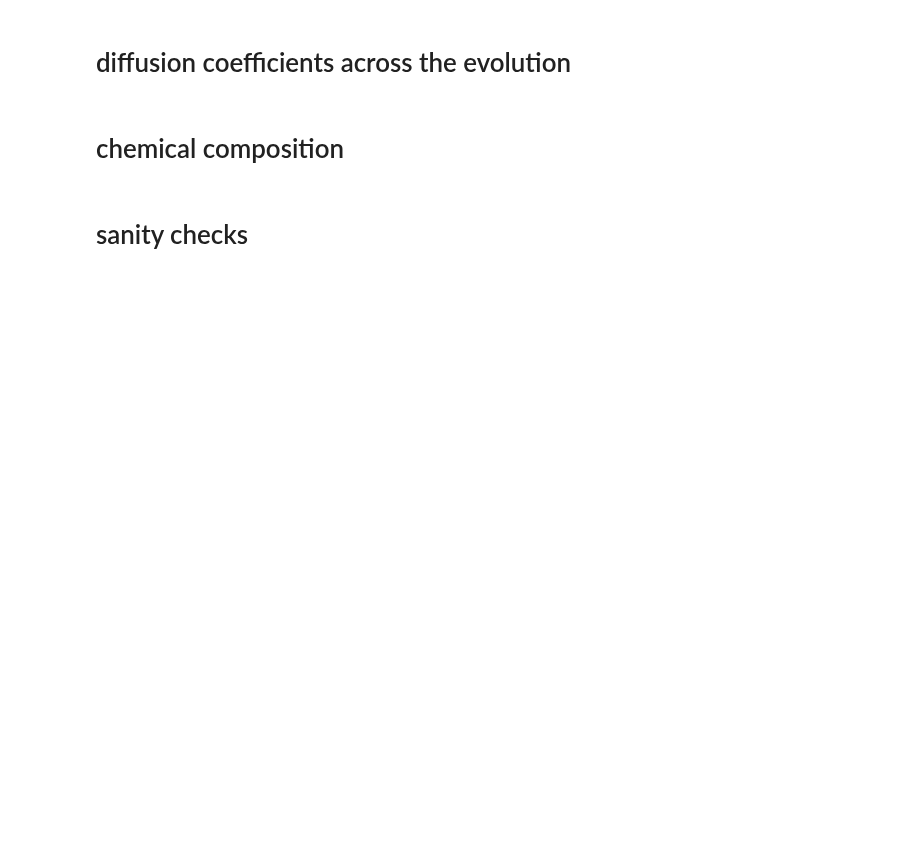
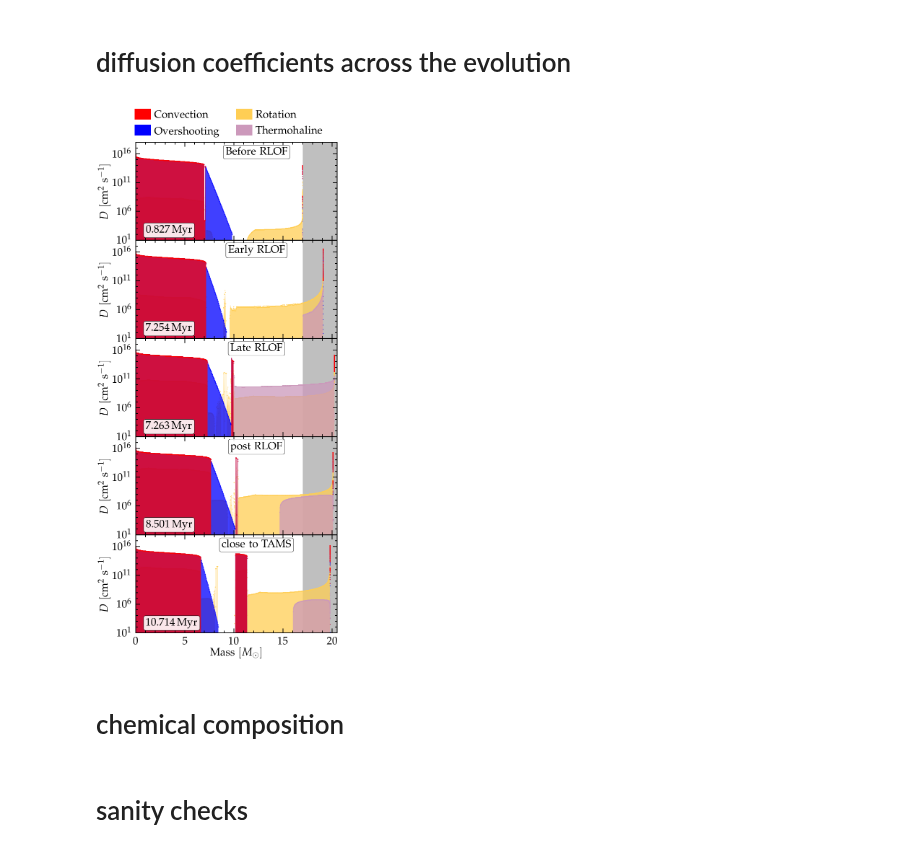
Before and after one commit to mathren/zeta_oph, a Jupyter notebook: notebooks/mixing_and_AM.ipynb, the cells around one changed output. Saved outputs shown, nothing was run; the diff lists cells and outputs as text; code cells hidden in the pictures; blank space fills up the shorter version.

Commit message:
plots for talks

```diff
--- a/notebooks/mixing_and_AM.ipynb
+++ b/notebooks/mixing_and_AM.ipynb
@@ -1195,7 +1199,7 @@ ax1 = fig.add_subplot(gs[120:, :])
 axes = [ax1, ax2, ax3, ax4, ax5]
 
 # # add markers for points for profiles
-folder = "/mnt/home/mrenzo/RUNS/zeta_ophiuchi/M1_25_M2_17_P100_Z0.01/re-run_exponential/"
+folder = "/mnt/home/mrenzo/ceph/RESULTS/zeta_ophiuchi/M1_25_M2_17_P100_Z0.01/re-run_exponential/"
 LOGS = folder+"binary_to_postRLOF/LOGS2/"
 LOGS_single = folder+"accretor_to_TAMS/LOGS/"
 profiles = [LOGS+'/profile500.data',
@@ -1225,34 +1229,36 @@ ax1.text(0.6,0.9, "$\mathrm{close\ to\ TAMS}$", fontsize=30, va="center", ha="ce
          transform=ax1.transAxes, bbox=dict(facecolor='w',
                                            edgecolor='black', boxstyle='round,pad=0.2', alpha=0.9))
 
 ax2.text(0.6,0.9, "$\mathrm{post\ RLOF}$", fontsize=30, va="center", ha="center",
          transform=ax2.transAxes, bbox=dict(facecolor='w',
                                            edgecolor='black', boxstyle='round,pad=0.2', alpha=0.9))
 
 ax3.text(0.6,0.9, "$\mathrm{Late\ RLOF}$", fontsize=30, va="center", ha="center",
          transform=ax3.transAxes, bbox=dict(facecolor='w',
                                            edgecolor='black', boxstyle='round,pad=0.2', alpha=0.9))
 
 ax4.text(0.6,0.9, "$\mathrm{Early\ RLOF}$", fontsize=30, va="center", ha="center",
          transform=ax4.transAxes, bbox=dict(facecolor='w',
                                            edgecolor='black', boxstyle='round,pad=0.2', alpha=0.9))
 
 ax5.text(0.6,0.9, "$\mathrm{Before\ RLOF}$", fontsize=30, va="center", ha="center",
          transform=ax5.transAxes, bbox=dict(facecolor='w',
                                            edgecolor='black', boxstyle='round,pad=0.2', alpha=0.9))
 
 
 for ax in axes:
     if ax != ax1:
         ax.set_xticklabels([])
     ax.set_ylim(ax1.get_ylim())
     ax.set_xlim(xmin=0, xmax=20.5)
     ax.set_ylabel(r"$D \ \mathrm{[cm^2\ s^{-1}]}$")
     ax.axvspan(17, 20.5, alpha=0.5, color="#808080", zorder=0)
     ax.set_yticks([100, 1000, 1e4, 1e5, 1e6, 1e7,1e8,1e9,1e10,1e11,1e12,1e13,1e14, 1e15, 1e16,1e17], minor=True)
     ax.set_yticklabels([], minor=True)
 
-# fig.savefig('/mnt/home/mrenzo/Templates/zeta_oph/manuscript/figures/D_mix_vertical.pdf')
+fig.savefig('/mnt/home/mrenzo/Templates/zeta_oph/manuscript/figures/D_mix_vertical.pdf')
+# %% [output]
+[figure, added]
 # %%
 def plot_Dmix_radius(pfile, ax=""):
     if ax == "":
```
Also changed, not shown: parts of 2 cells of this notebook, 1 other file.
